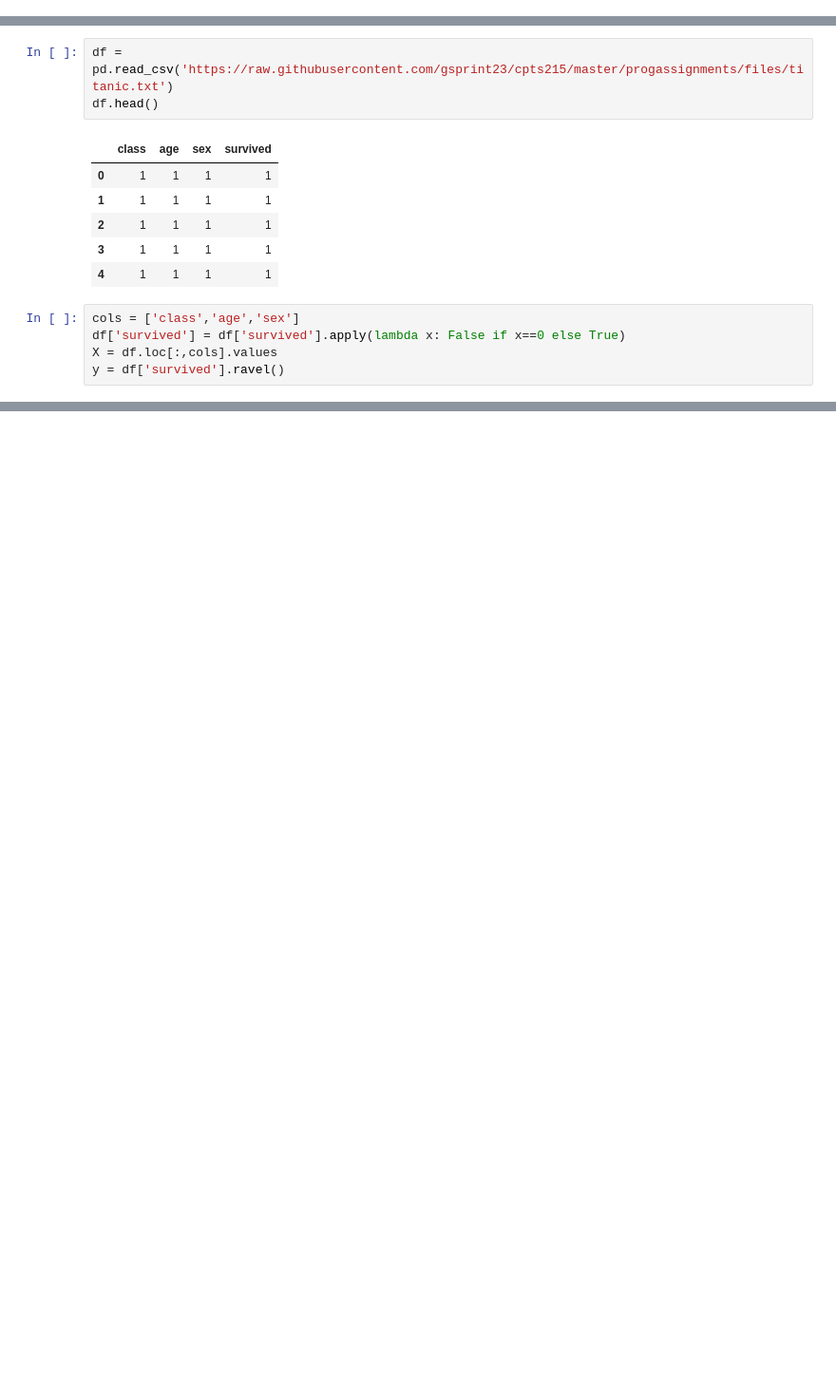
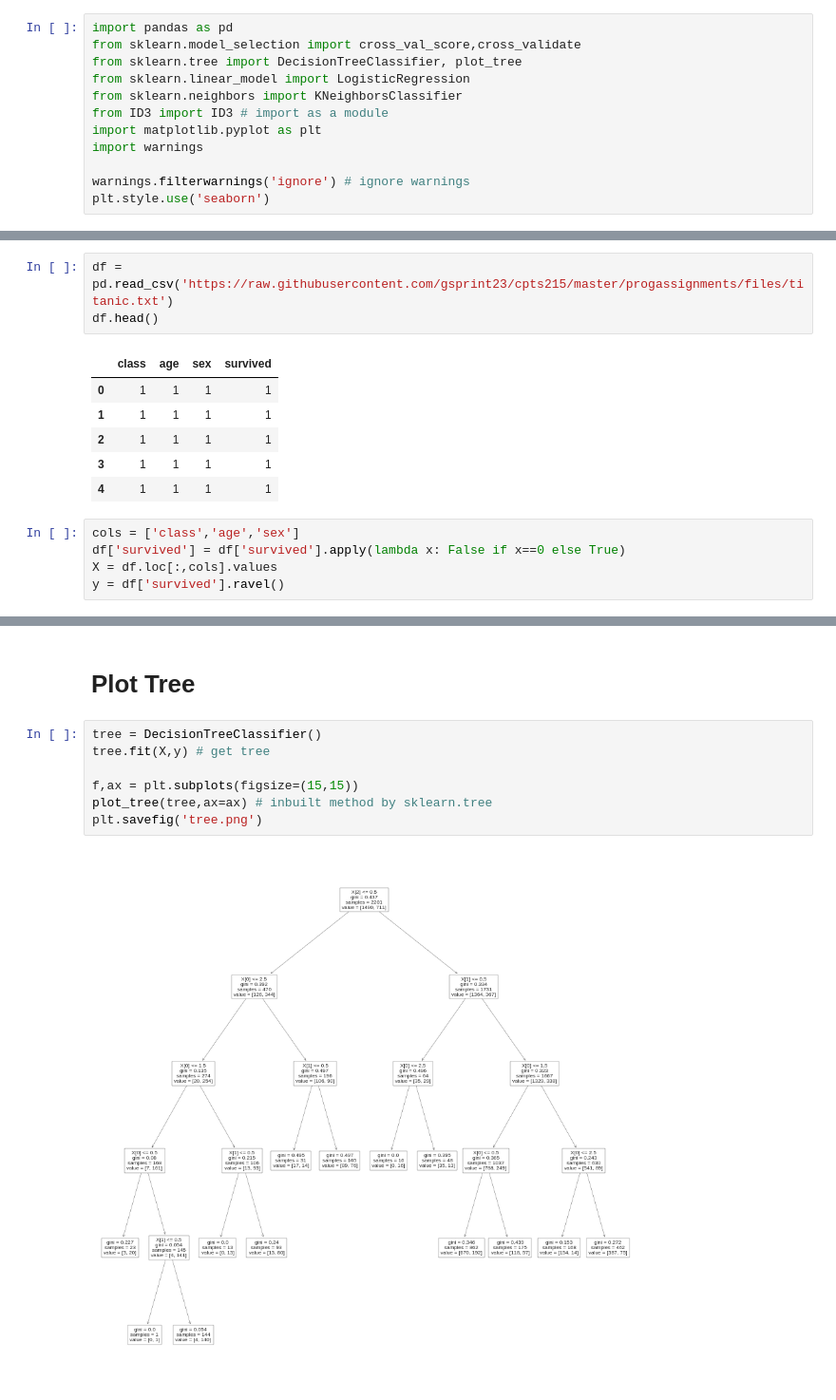
Before and after one commit to deshwalmahesh/Iterative-Dichotomiser-3, a Jupyter notebook: Solution.ipynb, the cells around one changed output, grey strips where cells are left out. Shown at 95% size. Cells and saved outputs as stored; diff of their text form; blank space fills up the shorter version.

```diff
--- a/Solution.ipynb
+++ b/Solution.ipynb
@@ -5,0 +3,12 @@ from ID3 import ID3
+# %%
+import pandas as pd
+from sklearn.model_selection import cross_val_score,cross_validate
+from sklearn.tree import DecisionTreeClassifier, plot_tree
+from sklearn.linear_model import LogisticRegression
+from sklearn.neighbors import KNeighborsClassifier
+from ID3 import ID3 # import as a module
+import matplotlib.pyplot as plt
+import warnings
+
+warnings.filterwarnings('ignore') # ignore warnings
+plt.style.use('seaborn')
@@ -30,0 +82,11 @@ cross_validate(ID3(cols),X,y,cv=4,scoring=['accuracy','precision','recall','f1']
+# %% [markdown]
+# Plot Tree
+# %%
+tree = DecisionTreeClassifier()
+tree.fit(X,y) # get tree
+
+f,ax = plt.subplots(figsize=(15,15))
+plot_tree(tree,ax=ax) # inbuilt method by sklearn.tree
+plt.savefig('tree.png')
+# %% [output]
+[figure, added]
```
Also changed, not shown: parts of 12 cells of this notebook, 4 other files.
